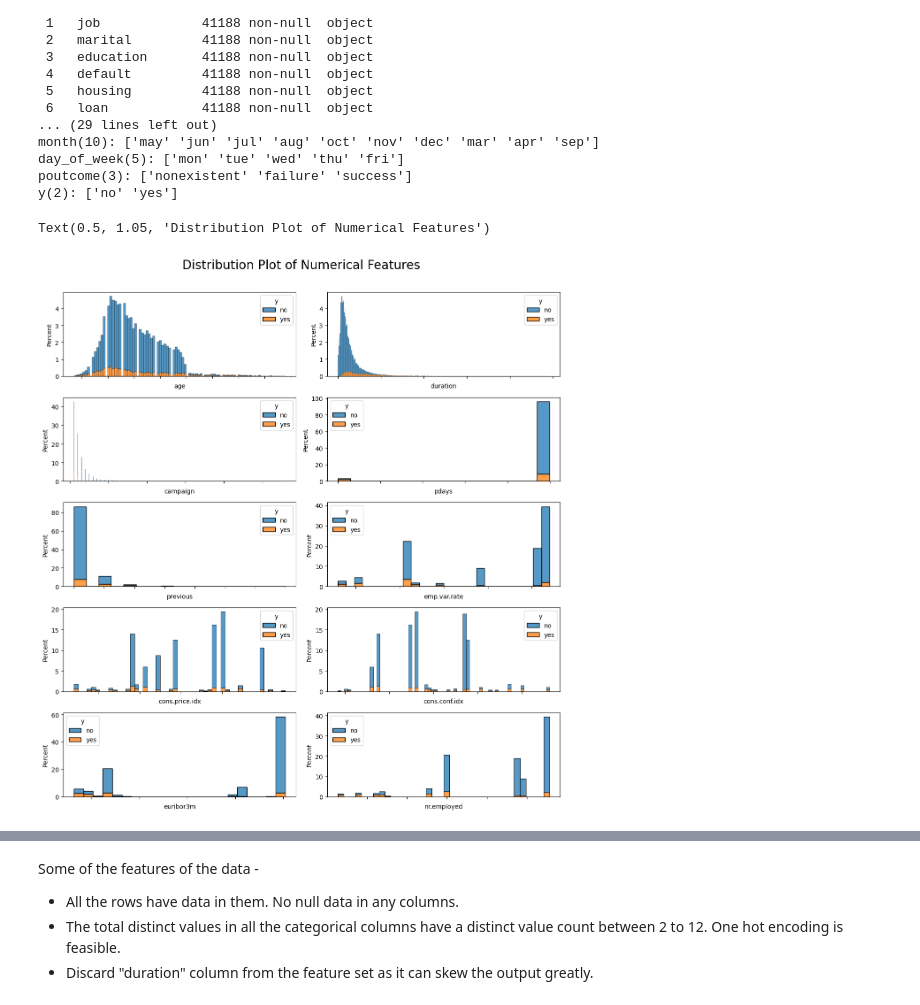
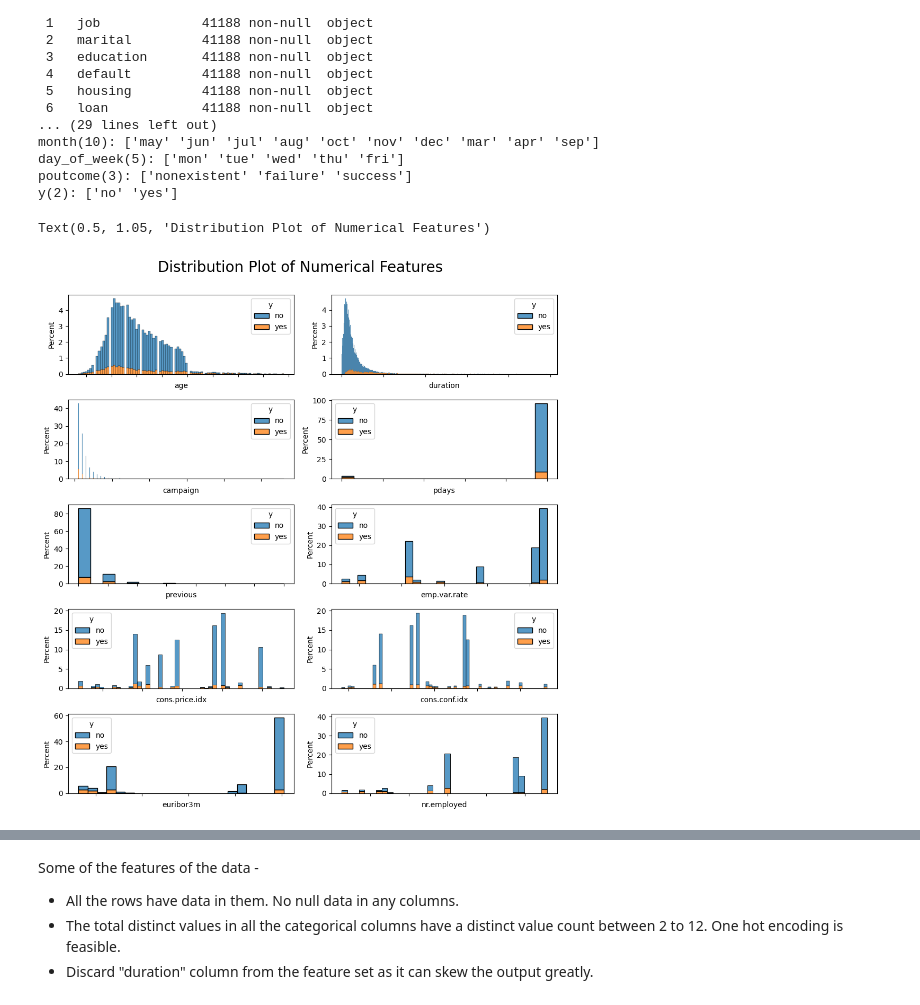
Before and after one commit to karthikmurs/classifiers_comparision, a Jupyter notebook: prompt_III.ipynb, the cells around one changed output, grey strips where cells are left out. Cells and saved outputs as stored; diff of their text form; code cells hidden in the pictures.

```diff
--- a/prompt_III.ipynb
+++ b/prompt_III.ipynb
@@ -103,18 +103,18 @@ import plotly.express as px
 # %%
 # Box plots of the Numerical features to examine the distribution of the features
 numerical_columns = []
 numerical_columns = df.select_dtypes(include=['float64', 'int64']).columns.tolist()
 
 # Distribution Plot of the Numerical features
-fig, axs = plt.subplots(nrows = 5, ncols=2, figsize = (12,12))
+fig, axs = plt.subplots(nrows = 5, ncols=2, figsize = (10, 10))
 for name,ax in zip(numerical_columns,axs.flatten()):
     sns.histplot(data=df,x=name,ax=ax,hue='y',multiple='stack',stat='percent')
     ax.set_xticklabels(ax.get_xticklabels(minor=True,which='minor'),rotation=0,fontsize=50)
 
 fig.tight_layout()
 fig.suptitle('Distribution Plot of Numerical Features',y=1.05,fontsize=20)
 # %% [output]
 Text(0.5, 1.05, 'Distribution Plot of Numerical Features')
-[figure, old version]
+[figure, new version]
 # %%
 # Correlation Matrix of the numerical features
```
Also changed, not shown: parts of 16 cells of this notebook, 1 other file.
